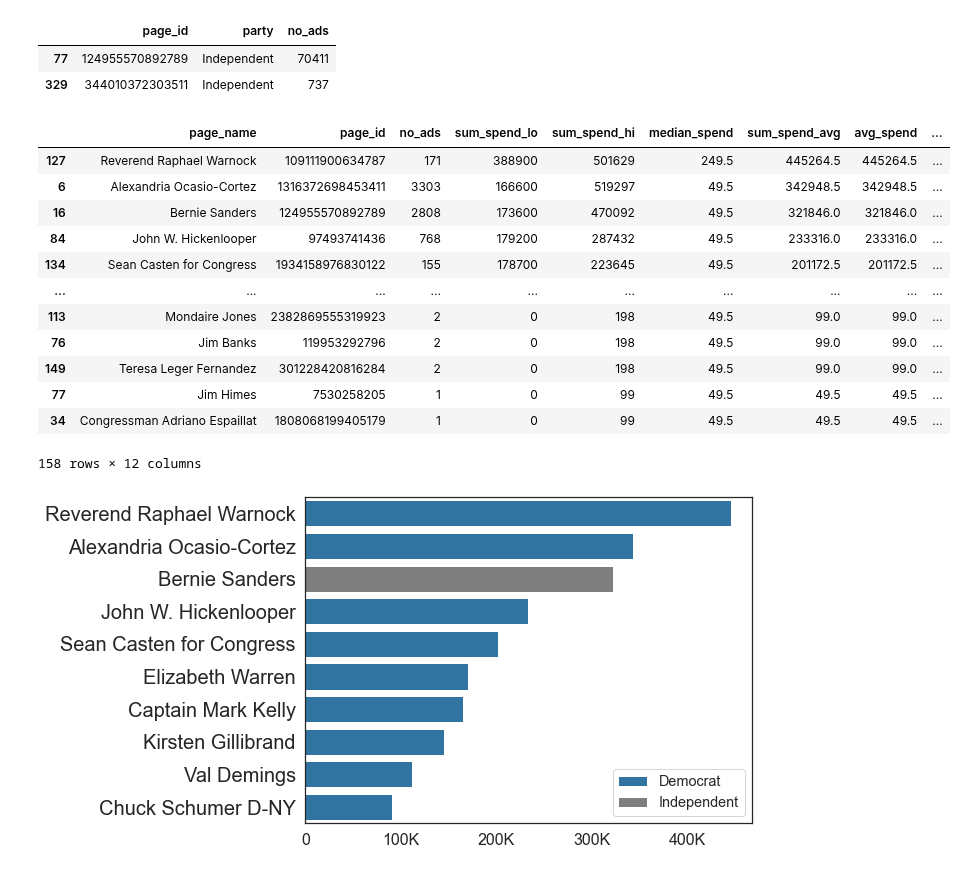
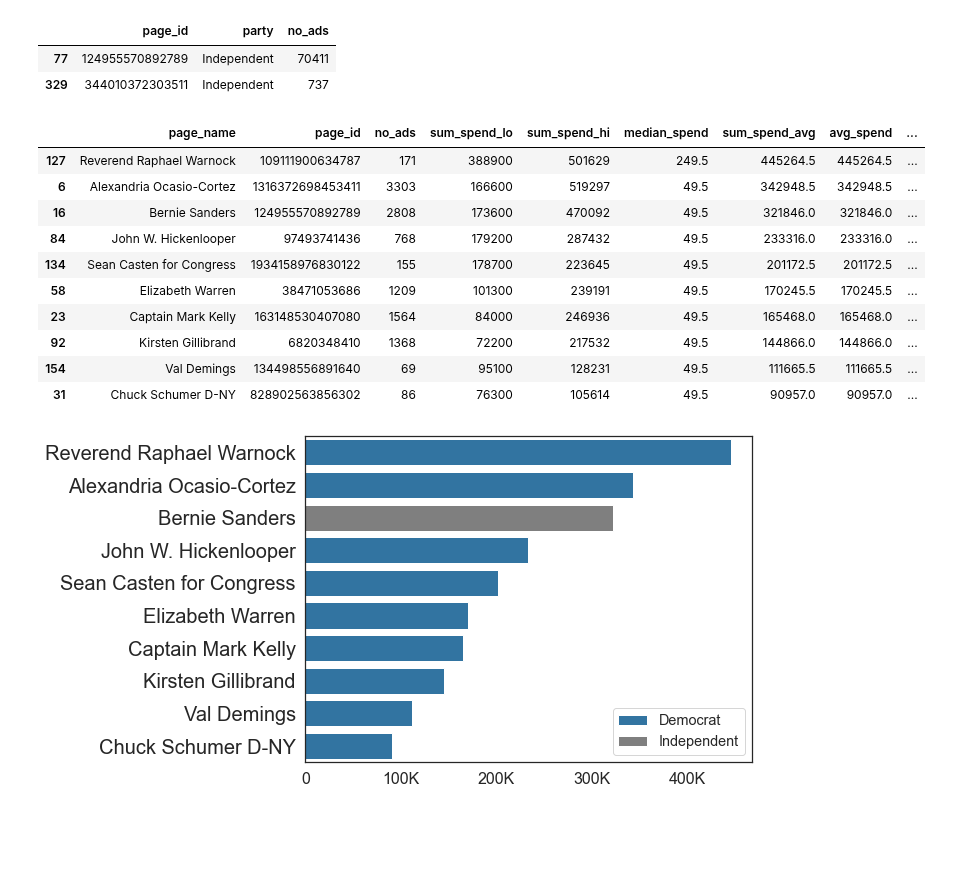
Before and after one commit to lrnz-asnprs/political-ad-api, a Jupyter notebook: notebooks/laurenz_visualizations.ipynb, the cells around one changed output. Drawn from its saved outputs; the diff is of its cells as text; code cells hidden in the pictures; blank space fills up the shorter version.

```diff
--- a/notebooks/laurenz_visualizations.ipynb
+++ b/notebooks/laurenz_visualizations.ipynb
@@ -440,21 +401,19 @@ def reformat_large_tick_values(tick_val, pos):
 
     return new_tick_format
 # %%
-page_all_climate
+page_all_climate[:10]
 # %% [output]
 |  | page_name | page_id | no_ads | sum_spend_lo | sum_spend_hi | median_spend | sum_spend_avg | avg_spend | ... |
 | 127 | Reverend Raphael Warnock | 109111900634787 | 171 | 388900 | 501629 | 249.5 | 445264.5 | 445264.5 | ... |
 | 6 | Alexandria Ocasio-Cortez | 1316372698453411 | 3303 | 166600 | 519297 | 49.5 | 342948.5 | 342948.5 | ... |
 | 16 | Bernie Sanders | 124955570892789 | 2808 | 173600 | 470092 | 49.5 | 321846.0 | 321846.0 | ... |
 | 84 | John W. Hickenlooper | 97493741436 | 768 | 179200 | 287432 | 49.5 | 233316.0 | 233316.0 | ... |
 | 134 | Sean Casten for Congress | 1934158976830122 | 155 | 178700 | 223645 | 49.5 | 201172.5 | 201172.5 | ... |
-| ... | ... | ... | ... | ... | ... | ... | ... | ... | ... |
-| 113 | Mondaire Jones | 2382869555319923 | 2 | 0 | 198 | 49.5 | 99.0 | 99.0 | ... |
-| 76 | Jim Banks | 119953292796 | 2 | 0 | 198 | 49.5 | 99.0 | 99.0 | ... |
-| 149 | Teresa Leger Fernandez | 301228420816284 | 2 | 0 | 198 | 49.5 | 99.0 | 99.0 | ... |
-| 77 | Jim Himes | 7530258205 | 1 | 0 | 99 | 49.5 | 49.5 | 49.5 | ... |
-| 34 | Congressman Adriano Espaillat | 1808068199405179 | 1 | 0 | 99 | 49.5 | 49.5 | 49.5 | ... |
+| 58 | Elizabeth Warren | 38471053686 | 1209 | 101300 | 239191 | 49.5 | 170245.5 | 170245.5 | ... |
+| 23 | Captain Mark Kelly | 163148530407080 | 1564 | 84000 | 246936 | 49.5 | 165468.0 | 165468.0 | ... |
+| 92 | Kirsten Gillibrand | 6820348410 | 1368 | 72200 | 217532 | 49.5 | 144866.0 | 144866.0 | ... |
+| 154 | Val Demings | 134498556891640 | 69 | 95100 | 128231 | 49.5 | 111665.5 | 111665.5 | ... |
+| 31 | Chuck Schumer D-NY | 828902563856302 | 86 | 76300 | 105614 | 49.5 | 90957.0 | 90957.0 | ... |
-158 rows × 12 columns
 # %%
 '''
 Climate advertisers SPEND
```
Also changed, not shown: parts of 2 cells of this notebook, 34 other files.
